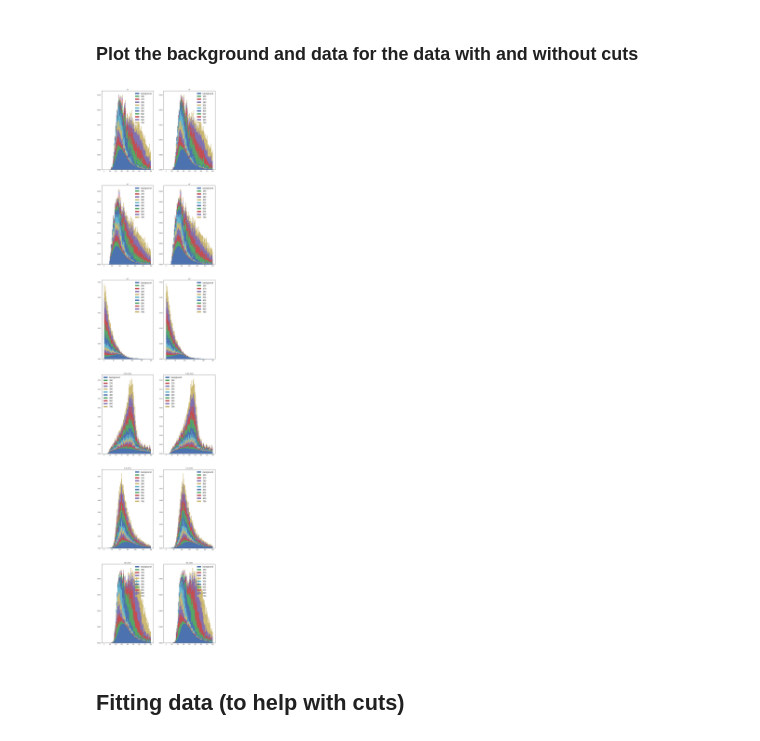
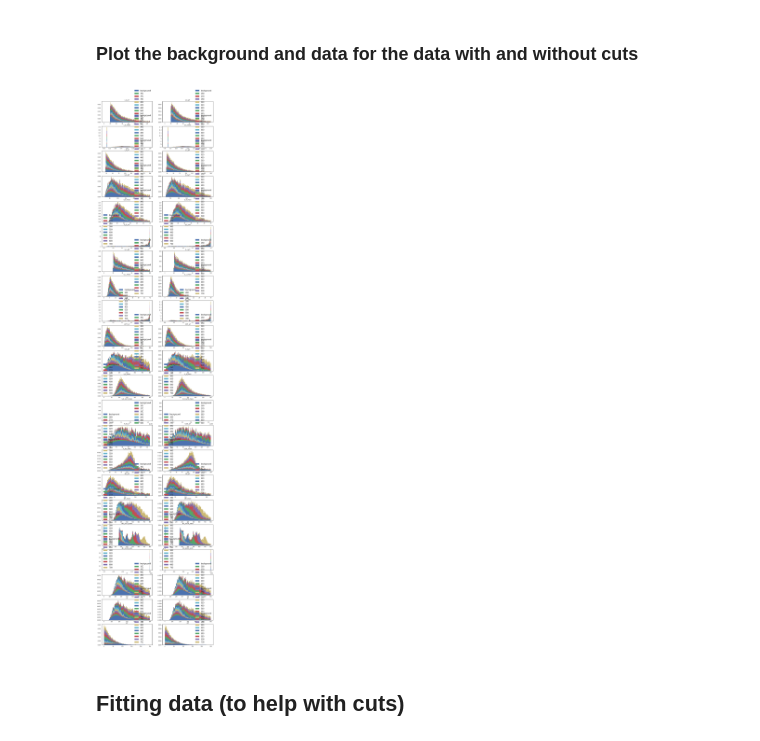
Before and after one commit to antcap96/estagio, a Jupyter notebook: Untitled.ipynb, the cells around one changed output. Saved outputs shown, nothing was run; the diff lists cells and outputs as text; code cells hidden in the pictures.

```diff
--- a/Untitled.ipynb
+++ b/Untitled.ipynb
@@ -290,7 +314,7 @@ pTEtaPhi = [var for var in trainFeatures for x in ['eta', 'phi', 't_1_mass'] if
 trainFeatures = [var for var in trainFeatures if var not in pTEtaPhi]
 fsFeatures = [var for var in trainFeatures for p in particles + ['mPT'] if p in var]
 
-toAnalise = ['sT', 'hT', 'mT', 'h_bb_mass', 'h_tt_mass', 'diH_mass']#fsFeatures + ['sT', 'hT', 'mT']
+toAnalise = fsFeatures + ['sT', 'hT', 'mT'] # ['sT', 'hT', 'mT', 'h_bb_mass', 'h_tt_mass', 'diH_mass']
 #['h_bb_eta', 'h_bb_mass', 'h_bb_pT', 'h_tt_eta', 'h_tt_mass', 'h_tt_pT', 'diH_mass', 'diH_pT', 'diH_eta']
 
 dataLimits = {'sT': (0, 800),
@@ -319,34 +343,34 @@ for i, varToAnalise in enumerate(toAnalise):
 
     if varToAnalise in dataLimits:
         bins = np.linspace(dataLimits[varToAnalise][0], dataLimits[varToAnalise][1], 100)
     else:
         bins = np.linspace(min(allBackgroundData[varToAnalise]), max(allBackgroundData[varToAnalise]), 100)
 
     fig.add_subplot(len(toAnalise),2,2*i+1)
 
     if combineSignal:
         labels = ["background", "signal"]
         histCutData = [allCutBackgroundAnal[varToAnalise], allCutSignalAnal[varToAnalise]]
         histData = [allBackgroundAnal[varToAnalise], allSignalAnal[varToAnalise]]
     else:
         labels = ["background"] + [energies[i] for i in signalIdx]
         histCutData = [allCutBackgroundAnal[varToAnalise]] + [cutSignalAnal[i][varToAnalise] for i in range(len(signalIdx))]
         histData = [allBackgroundAnal[varToAnalise]] + [signalAnal[i][varToAnalise] for i in range(len(signalIdx))]
 
     plt.hist(histCutData, bins=bins, stacked=True, label=labels, weights=weightsCut, normed=True)
     plt.title(varToAnalise)
     plt.legend(fontsize=16)
 
     fig.add_subplot(len(toAnalise),2,2*i+2)
 
 
     plt.hist(histData, bins=bins, stacked=True, label=labels, weights=weights, normed=True)
     plt.title(varToAnalise)
     plt.legend(fontsize=16)
 
 plt.show()
 # %% [output]
-[figure, old version]
+[figure, new version]
 # %% [markdown]
 ## Fitting data (to help with cuts)
 # %% [markdown]
```
Also changed, not shown: parts of 9 cells of this notebook.
